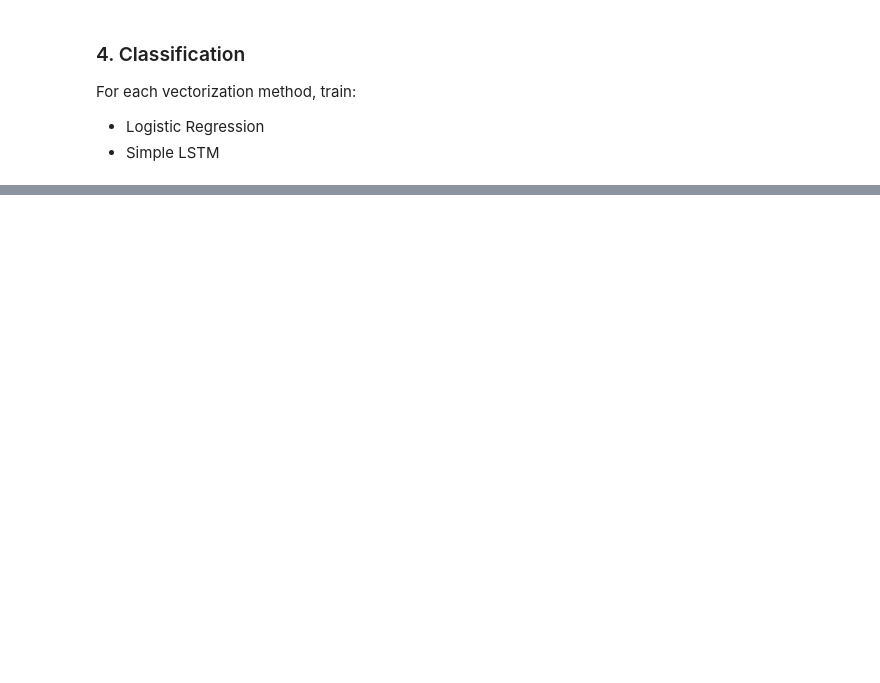
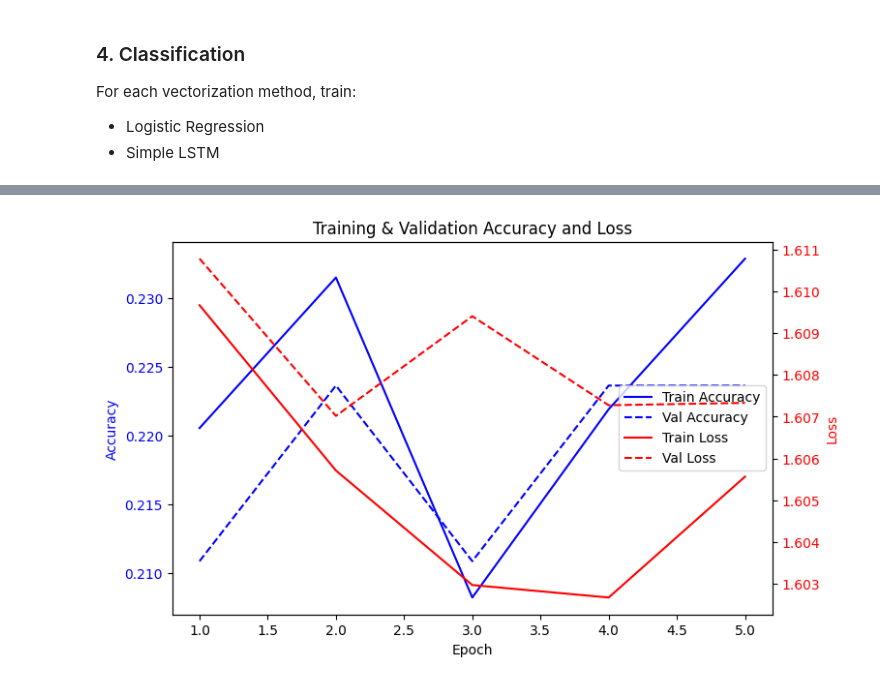
Before and after one commit to BPALAN-USD/AAI-502, a Jupyter notebook: AAI_520_Assignment_1.ipynb, the cells around one changed output, grey strips where cells are left out. Cells and saved outputs as stored; diff of their text form; code cells hidden in the pictures; blank space fills up the shorter version.

```diff
--- a/AAI_520_Assignment_1.ipynb
+++ b/AAI_520_Assignment_1.ipynb
@@ -433,0 +528,29 @@ plt.show()
+# %%
+
+epochs = range(1, len(history.history['accuracy']) + 1)
+
+fig, ax1 = plt.subplots(figsize=(8,5))
+
+## Accuracy (left y-axis, blue)
+ax1.plot(epochs, history.history['accuracy'], 'b-', label='Train Accuracy')
+ax1.plot(epochs, history.history['val_accuracy'], 'b--', label='Val Accuracy')
+ax1.set_xlabel("Epoch")
+ax1.set_ylabel("Accuracy", color='b')
+ax1.tick_params(axis='y', labelcolor='b')
+
+## Loss (right y-axis, red)
+ax2 = ax1.twinx()
+ax2.plot(epochs, history.history['loss'], 'r-', label='Train Loss')
+ax2.plot(epochs, history.history['val_loss'], 'r--', label='Val Loss')
+ax2.set_ylabel("Loss", color='r')
+ax2.tick_params(axis='y', labelcolor='r')
+
+## Legends
+lines, labels = ax1.get_legend_handles_labels()
+lines2, labels2 = ax2.get_legend_handles_labels()
+ax1.legend(lines + lines2, labels + labels2, loc="center right")
+
+plt.title("Training & Validation Accuracy and Loss")
+plt.show()
+# %% [output]
+[figure, added]
```
Also changed, not shown: parts of 15 cells of this notebook.
